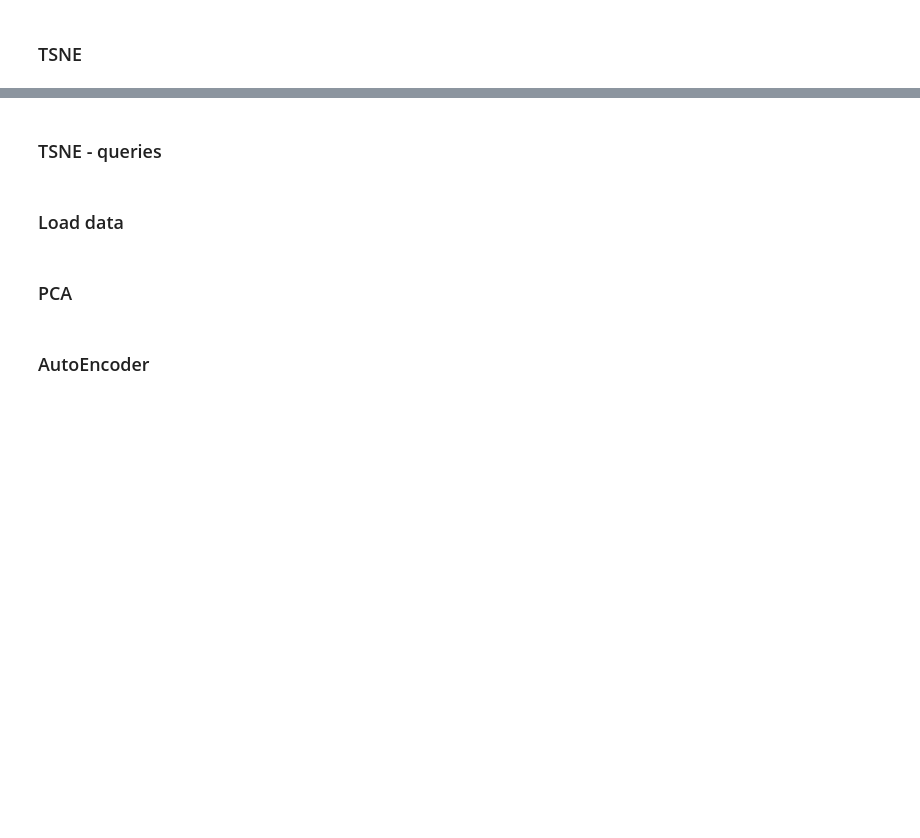
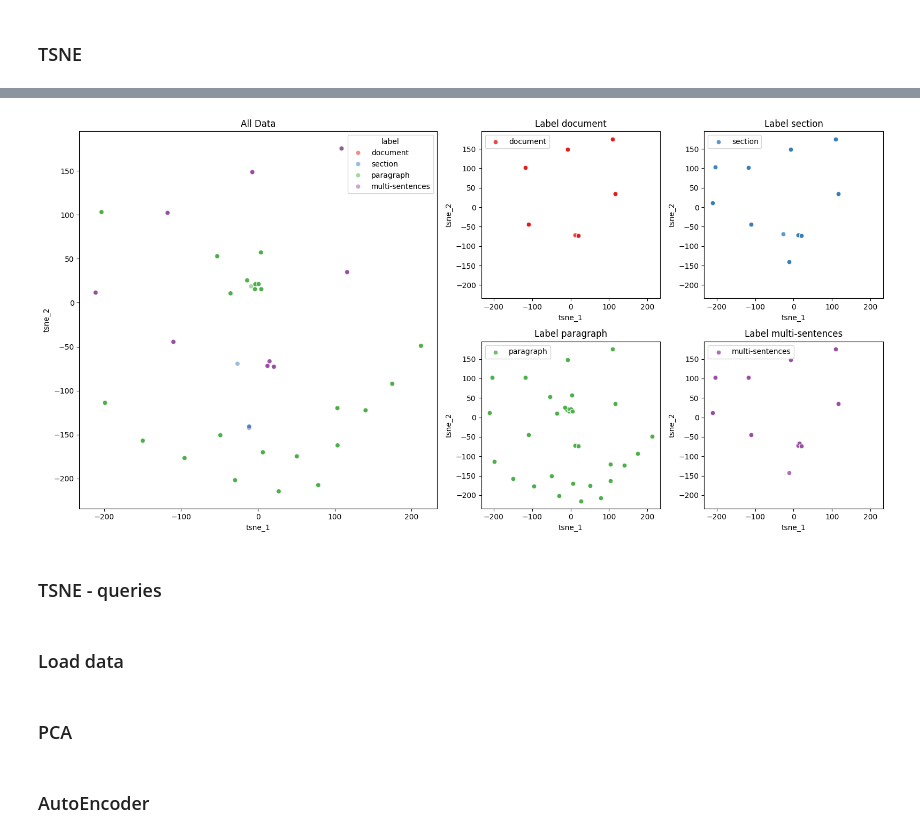
Before and after one commit to zz9tf/Fine-Tuned-GPT-2-with-articles-ground-truth, a Jupyter notebook: code/llamaIndex/experiment/2_cluster/visualize.ipynb, the cells around one changed output, grey strips where cells are left out. Drawn from its saved outputs; the diff is of its cells as text; code cells hidden in the pictures; blank space fills up the shorter version.

Commit message:
save tsne result

```diff
--- a/code/llamaIndex/experiment/2_cluster/visualize.ipynb
+++ b/code/llamaIndex/experiment/2_cluster/visualize.ipynb
@@ -26,9 +26,9 @@ def load_jsonl(file_path):
 
 # ------------------ TSNE and Data Preparation ------------------
 
-def get_tsne_result(embeddings, n_components=2):
+def get_tsne_result(embeddings, n_components=2, perplexity=30, random_state=42):
     """Generate TSNE result from embeddings."""
-    tsne = TSNE(n_components)
+    tsne = TSNE(n_components, perplexity=perplexity, random_state=random_state)
     tsne_result = tsne.fit_transform(embeddings)
     return tsne_result
 
@@ -68,14 +68,17 @@ def plot_tsne_result(tsne_result_df, unique_labels, palette, nodes_file_name):
 
     # Adjust layout and save the image
     plt.tight_layout()
-    plt.savefig(f"tsne_result_{nodes_file_name}.png")
-    plt.close()
+    # plt.savefig(f"tsne_result_{nodes_file_name}.png")
+    # plt.close()
 # %%
 # Load embeddings
 all_embeddings = []
 all_levels = []
 
-for file_name in os.listdir(os.path.abspath('../1_get_embedding_value/contexts'))[:4]:
+files = os.listdir(os.path.abspath('../1_get_embedding_value/contexts'))
+files = sorted(files, key=lambda x: int(x.split('.')[0].split('_')[-1]))
+
+for file_name in files[:4]:
     embeddings_file_path = f"../1_get_embedding_value/contexts/{file_name}"
     print(embeddings_file_path)
     embeddings, levels = load_jsonl(embeddings_file_path)
@@ -99,3 +102,12 @@ print(len(embeddings))
 # %%
 # Generate TSNE result
-tsne_result = get_tsne_result(embeddings, 2)
+tsne_results = []
+# %%
+# Generate tsne with different parameters
+for random_state in [42, 300, 1001]:
+    print(f"random_state: {random_state}")
+    tsne_one_row = []
+    for property in [10, 20, 30, 40, 50]:
+        print(f"property: {property}")
+        tsne_one_row.append(get_tsne_result(embeddings, 2))
+    tsne_results.append(tsne_one_row)
@@ -102,13 +151,17 @@ tsne_result = get_tsne_result(embeddings, 2)
 # %%
+tsne_result = tsne_results[0][0]
+
 # Create a DataFrame with TSNE result and labels
 tsne_result_df = create_tsne_dataframe(tsne_result, levels)
 
 # Define unique labels and color palette
 unique_labels = tsne_result_df['label'].unique()
 palette = sns.color_palette('Set1', len(unique_labels))
 
 # Plot and save the TSNE result
 plot_tsne_result(tsne_result_df, unique_labels, palette, embeddings_file_path.split('/')[-1].split('.')[0])
+# %% [output]
+[figure, added]
 # %% [markdown]
 ### TSNE - queries
 # %%
```
Also changed, not shown: parts of 4 cells of this notebook, 2 other files.
